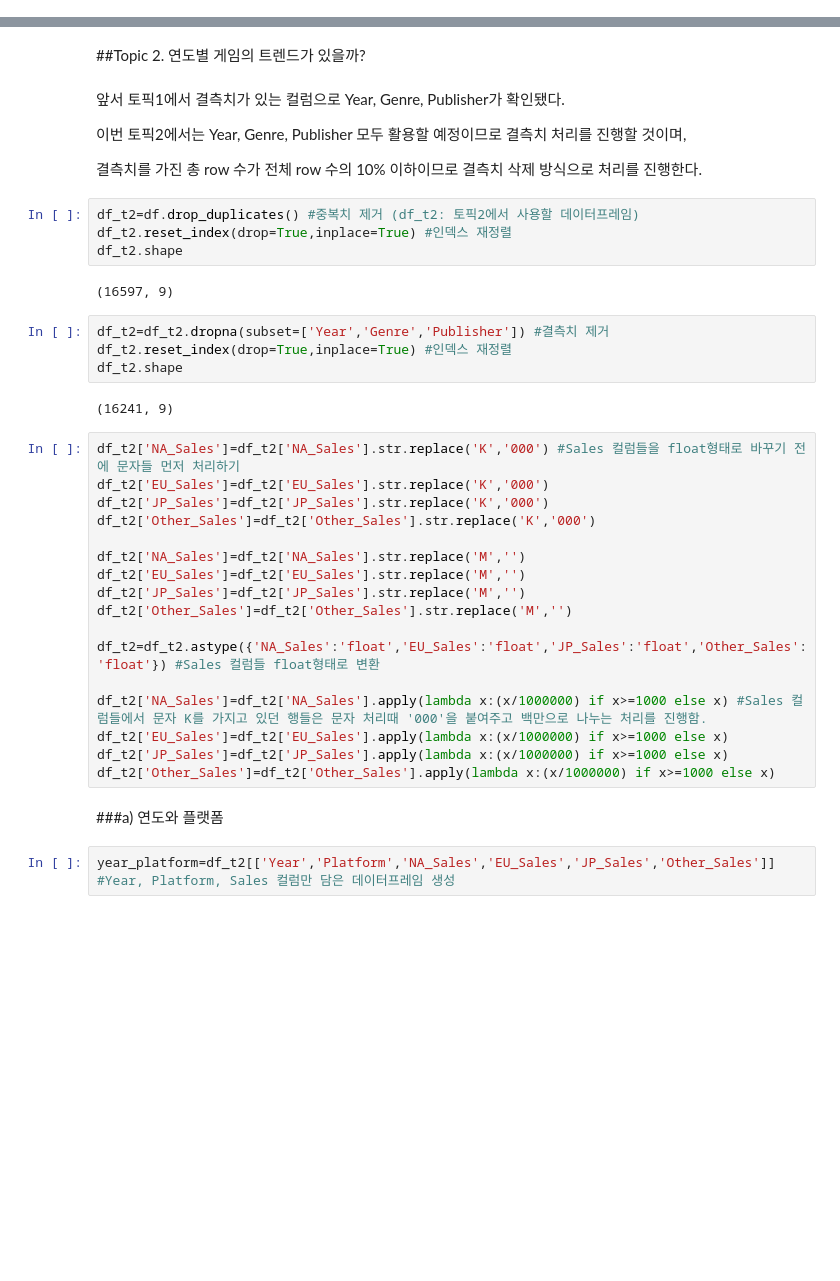
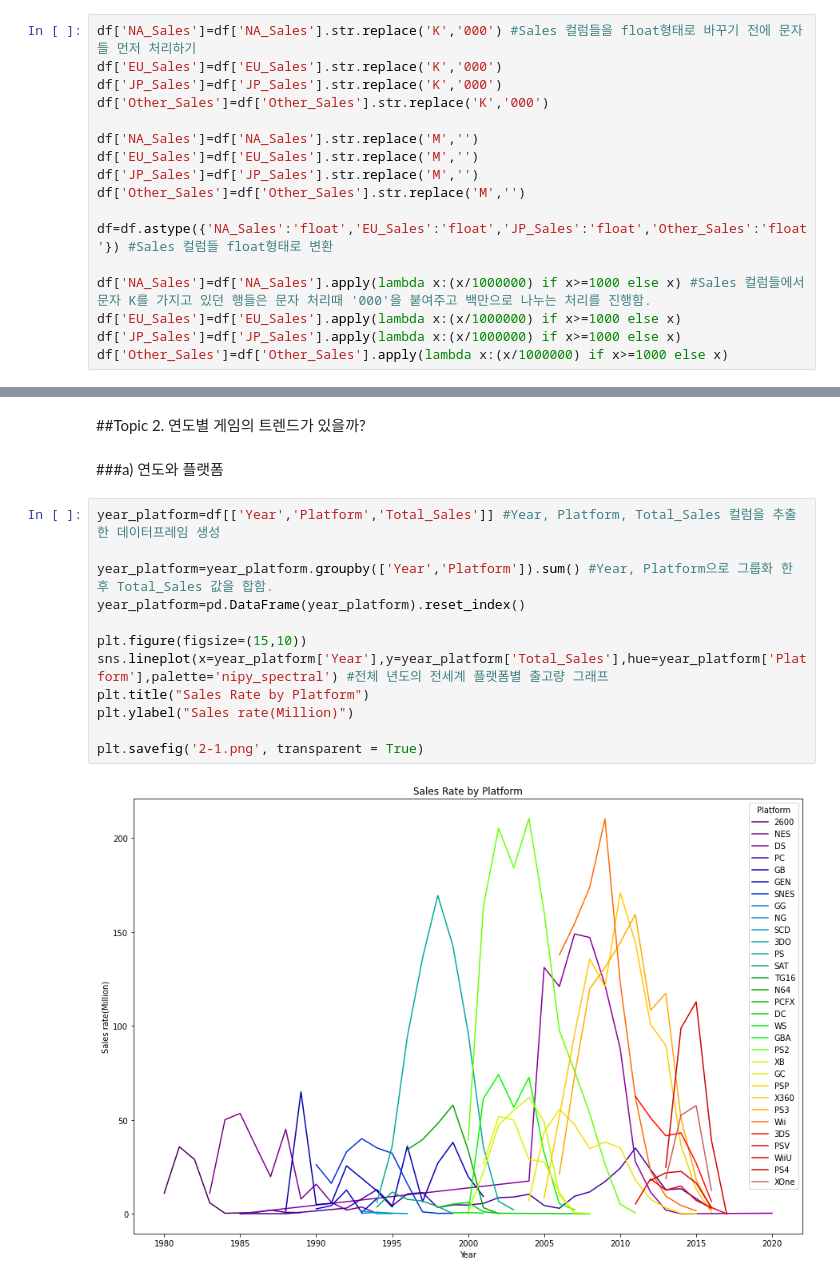
Before and after one commit to yjyg1215/Project_Data-Analysis, a Jupyter notebook: section1_project.ipynb, the cells around one changed output, grey strips where cells are left out. Drawn from its saved outputs; the diff is of its cells as text; blank space fills up the shorter version.

```diff
--- a/section1_project.ipynb
+++ b/section1_project.ipynb
@@ -39,0 +117,17 @@ df
+# %%
+df['NA_Sales']=df['NA_Sales'].str.replace('K','000') #Sales 컬럼들을 float형태로 바꾸기 전에 문자들 먼저 처리하기
+df['EU_Sales']=df['EU_Sales'].str.replace('K','000')
+df['JP_Sales']=df['JP_Sales'].str.replace('K','000')
+df['Other_Sales']=df['Other_Sales'].str.replace('K','000')
+
+df['NA_Sales']=df['NA_Sales'].str.replace('M','')
+df['EU_Sales']=df['EU_Sales'].str.replace('M','')
+df['JP_Sales']=df['JP_Sales'].str.replace('M','')
+df['Other_Sales']=df['Other_Sales'].str.replace('M','')
+
+df=df.astype({'NA_Sales':'float','EU_Sales':'float','JP_Sales':'float','Other_Sales':'float'}) #Sales 컬럼들 float형태로 변환
+
+df['NA_Sales']=df['NA_Sales'].apply(lambda x:(x/1000000) if x>=1000 else x) #Sales 컬럼들에서 문자 K를 가지고 있던 행들은 문자 처리때 '000'을 붙여주고 백만으로 나누는 처리를 진행함.
+df['EU_Sales']=df['EU_Sales'].apply(lambda x:(x/1000000) if x>=1000 else x)
+df['JP_Sales']=df['JP_Sales'].apply(lambda x:(x/1000000) if x>=1000 else x)
+df['Other_Sales']=df['Other_Sales'].apply(lambda x:(x/1000000) if x>=1000 else x)
@@ -174,41 +287,18 @@ plt.savefig('Other.png', transparent = True)
 # %% [markdown]
 ##Topic 2. 연도별 게임의 트렌드가 있을까?
-# %% [markdown]
-앞서 토픽1에서 결측치가 있는 컬럼으로 Year, Genre, Publisher가 확인됐다.
-
-이번 토픽2에서는 Year, Genre, Publisher 모두 활용할 예정이므로 결측치 처리를 진행할 것이며,
-
-결측치를 가진 총 row 수가 전체 row 수의 10% 이하이므로 결측치 삭제 방식으로 처리를 진행한다.
-# %%
-df_t2=df.drop_duplicates() #중복치 제거 (df_t2: 토픽2에서 사용할 데이터프레임)
-df_t2.reset_index(drop=True,inplace=True) #인덱스 재정렬
-df_t2.shape
-# %% [output]
-(16597, 9)
-# %%
-df_t2=df_t2.dropna(subset=['Year','Genre','Publisher']) #결측치 제거
-df_t2.reset_index(drop=True,inplace=True) #인덱스 재정렬
-df_t2.shape
-# %% [output]
-(16241, 9)
-# %%
-df_t2['NA_Sales']=df_t2['NA_Sales'].str.replace('K','000') #Sales 컬럼들을 float형태로 바꾸기 전에 문자들 먼저 처리하기
-df_t2['EU_Sales']=df_t2['EU_Sales'].str.replace('K','000')
-df_t2['JP_Sales']=df_t2['JP_Sales'].str.replace('K','000')
-df_t2['Other_Sales']=df_t2['Other_Sales'].str.replace('K','000')
-
-df_t2['NA_Sales']=df_t2['NA_Sales'].str.replace('M','')
-df_t2['EU_Sales']=df_t2['EU_Sales'].str.replace('M','')
-df_t2['JP_Sales']=df_t2['JP_Sales'].str.replace('M','')
-df_t2['Other_Sales']=df_t2['Other_Sales'].str.replace('M','')
-
-df_t2=df_t2.astype({'NA_Sales':'float','EU_Sales':'float','JP_Sales':'float','Other_Sales':'float'}) #Sales 컬럼들 float형태로 변환
-
-df_t2['NA_Sales']=df_t2['NA_Sales'].apply(lambda x:(x/1000000) if x>=1000 else x) #Sales 컬럼들에서 문자 K를 가지고 있던 행들은 문자 처리때 '000'을 붙여주고 백만으로 나누는 처리를 진행함.
-df_t2['EU_Sales']=df_t2['EU_Sales'].apply(lambda x:(x/1000000) if x>=1000 else x)
-df_t2['JP_Sales']=df_t2['JP_Sales'].apply(lambda x:(x/1000000) if x>=1000 else x)
-df_t2['Other_Sales']=df_t2['Other_Sales'].apply(lambda x:(x/1000000) if x>=1000 else x)
 # %% [markdown]
 ###a) 연도와 플랫폼
-# %%
-year_platform=df_t2[['Year','Platform','NA_Sales','EU_Sales','JP_Sales','Other_Sales']] #Year, Platform, Sales 컬럼만 담은 데이터프레임 생성
+# %%
+year_platform=df[['Year','Platform','Total_Sales']] #Year, Platform, Total_Sales 컬럼을 추출한 데이터프레임 생성
+
+year_platform=year_platform.groupby(['Year','Platform']).sum() #Year, Platform으로 그룹화 한 후 Total_Sales 값을 합함.
+year_platform=pd.DataFrame(year_platform).reset_index()
+
+plt.figure(figsize=(15,10))
+sns.lineplot(x=year_platform['Year'],y=year_platform['Total_Sales'],hue=year_platform['Platform'],palette='nipy_spectral') #전체 년도의 전세계 플랫폼별 출고량 그래프
+plt.title("Sales Rate by Platform")
+plt.ylabel("Sales rate(Million)")
+
+plt.savefig('2-1.png', transparent = True)
+# %% [output]
+[figure, added]
```
Also changed, not shown: parts of 73 cells of this notebook.
